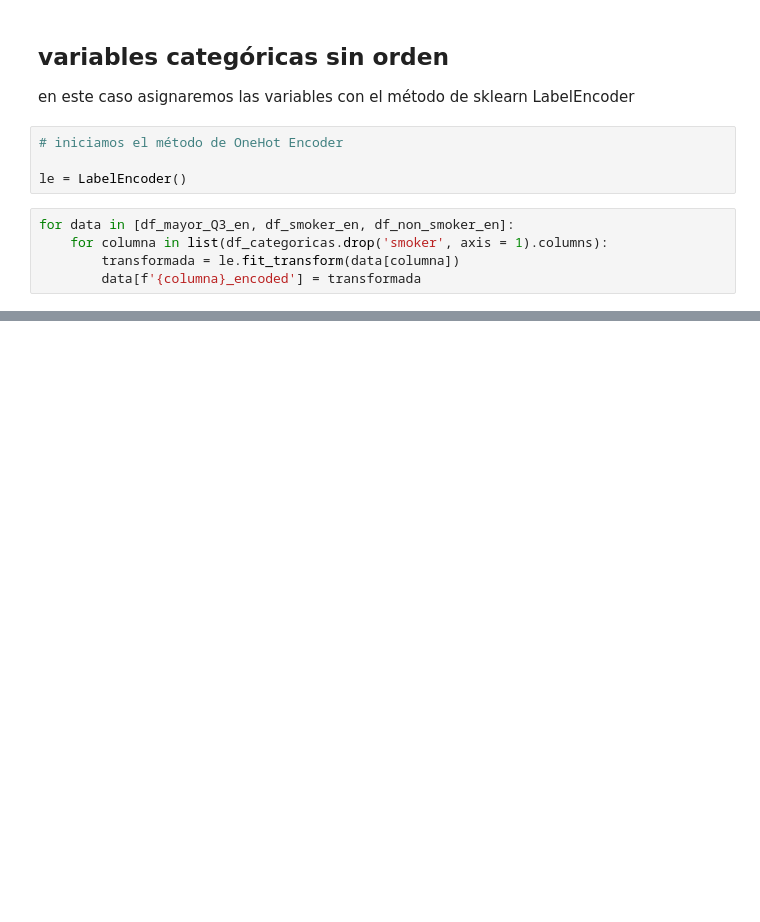
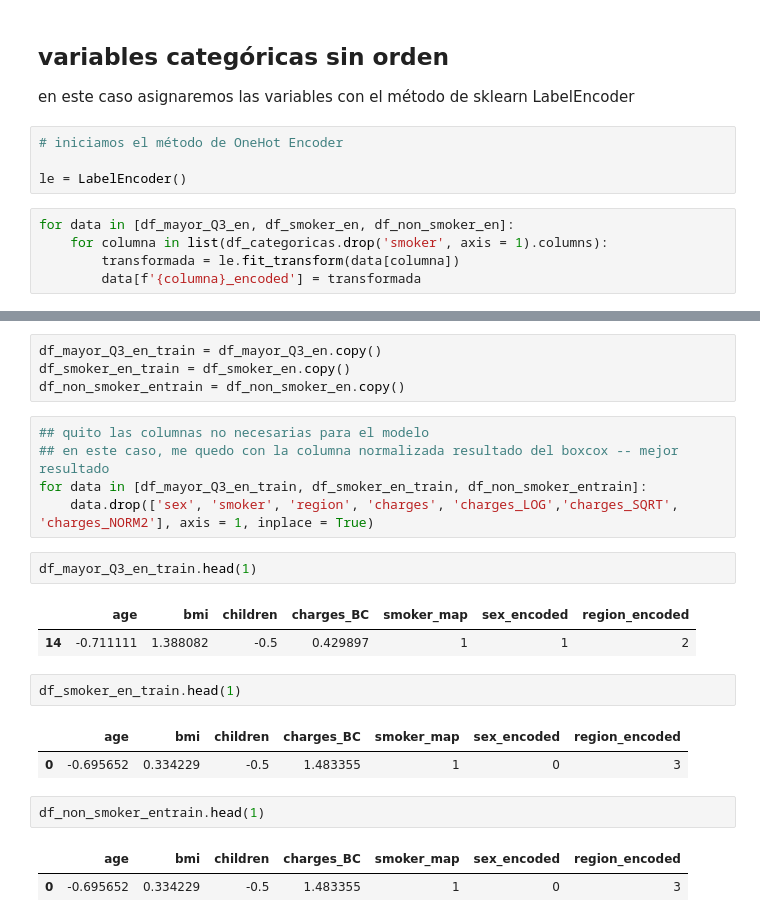
Before and after one commit to annassanchez/lab-ml, a Jupyter notebook: ml_clean.ipynb, the cells around one changed output, grey strips where cells are left out. Cells and saved outputs as stored; diff of their text form; blank space fills up the shorter version.

```diff
--- a/ml_clean.ipynb
+++ b/ml_clean.ipynb
@@ -730,0 +750,24 @@ df_mayor_Q3_en
+# %%
+df_mayor_Q3_en_train = df_mayor_Q3_en.copy()
+df_smoker_en_train = df_smoker_en.copy()
+df_non_smoker_entrain = df_non_smoker_en.copy()
+# %%
+## quito las columnas no necesarias para el modelo
+## en este caso, me quedo con la columna normalizada resultado del boxcox -- mejor resultado
+for data in [df_mayor_Q3_en_train, df_smoker_en_train, df_non_smoker_entrain]:
+    data.drop(['sex', 'smoker', 'region', 'charges', 'charges_LOG','charges_SQRT', 'charges_NORM2'], axis = 1, inplace = True)
+# %%
+df_mayor_Q3_en_train.head(1)
+# %% [output]
+|  | age | bmi | children | charges_BC | smoker_map | sex_encoded | region_encoded |
+| 14 | -0.711111 | 1.388082 | -0.5 | 0.429897 | 1 | 1 | 2 |
+# %%
+df_smoker_en_train.head(1)
+# %% [output]
+|  | age | bmi | children | charges_BC | smoker_map | sex_encoded | region_encoded |
+| 0 | -0.695652 | 0.334229 | -0.5 | 1.483355 | 1 | 0 | 3 |
+# %%
+df_non_smoker_entrain.head(1)
+# %% [output]
+|  | age | bmi | children | charges_BC | smoker_map | sex_encoded | region_encoded |
+| 0 | -0.695652 | 0.334229 | -0.5 | 1.483355 | 1 | 0 | 3 |
```
Also changed, not shown: parts of 25 cells of this notebook.
